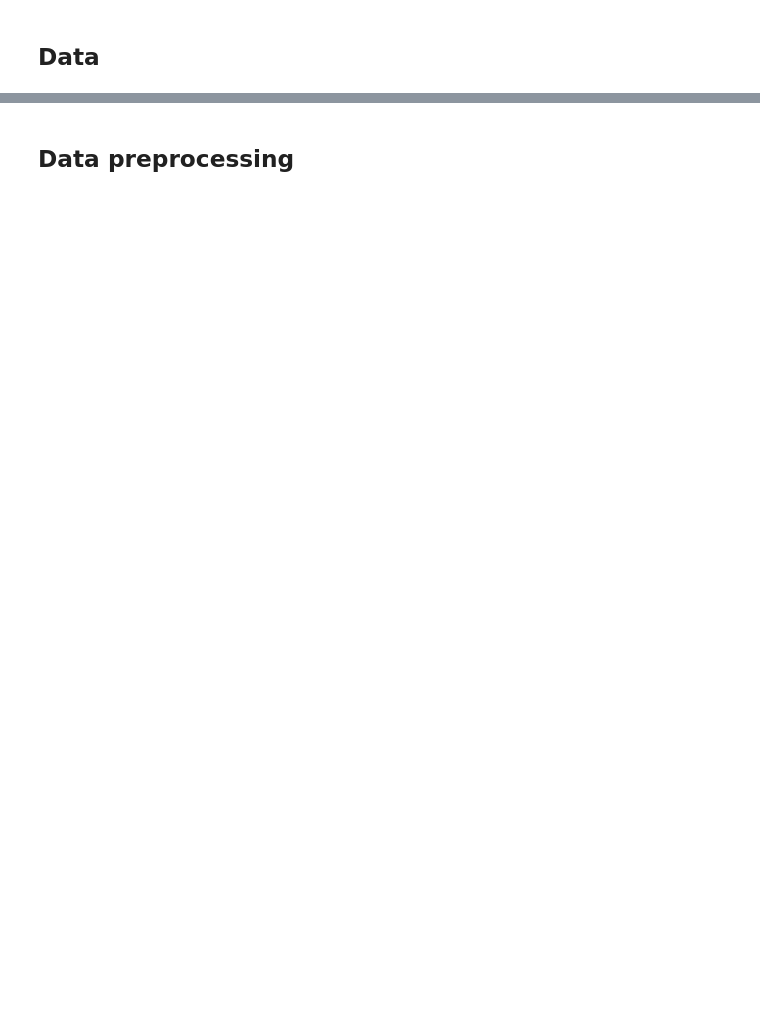
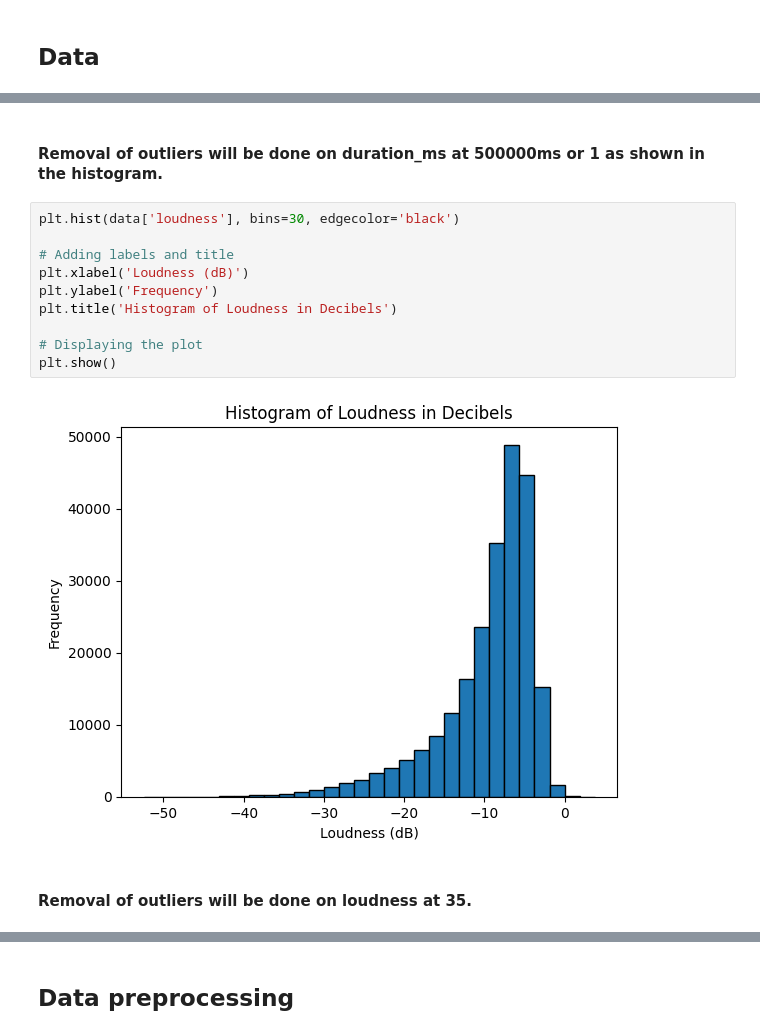
Before and after one commit to MorrisSimons/SCH_spotify_ml_project, a Jupyter notebook: largeset_version/temp.ipynb, the cells around one changed output, grey strips where cells are left out. Saved outputs shown, nothing was run; the diff lists cells and outputs as text; blank space fills up the shorter version.

```diff
--- a/largeset_version/temp.ipynb
+++ b/largeset_version/temp.ipynb
@@ -24,0 +57,16 @@ data.head()
+# %% [markdown]
+#### Removal of outliers will be done on duration_ms at 500000ms or 1 as shown in the histogram.
+# %%
+plt.hist(data['loudness'], bins=30, edgecolor='black')
+
+# Adding labels and title
+plt.xlabel('Loudness (dB)')
+plt.ylabel('Frequency')
+plt.title('Histogram of Loudness in Decibels')
+
+# Displaying the plot
+plt.show()
+# %% [output]
+[figure, added]
+# %% [markdown]
+#### Removal of outliers will be done on loudness at 35.
```
Also changed, not shown: parts of 21 cells of this notebook.
